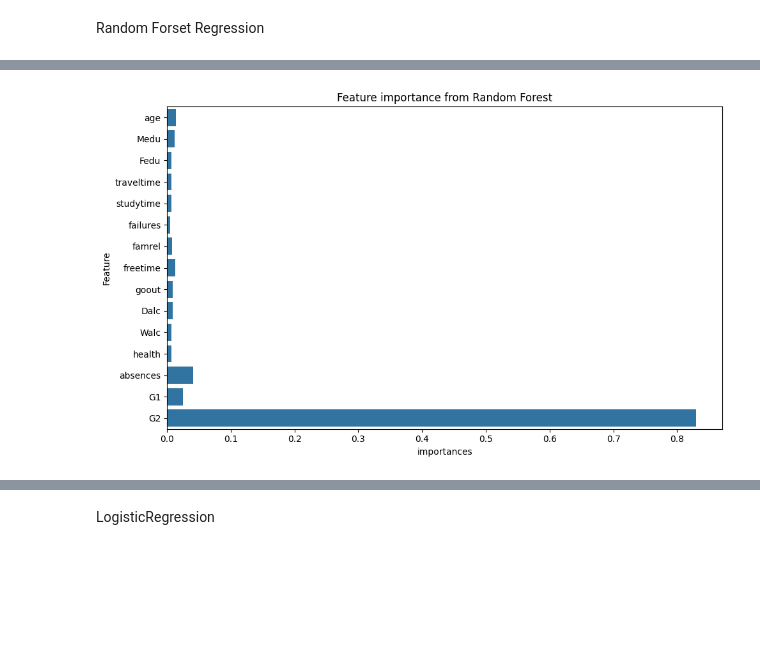
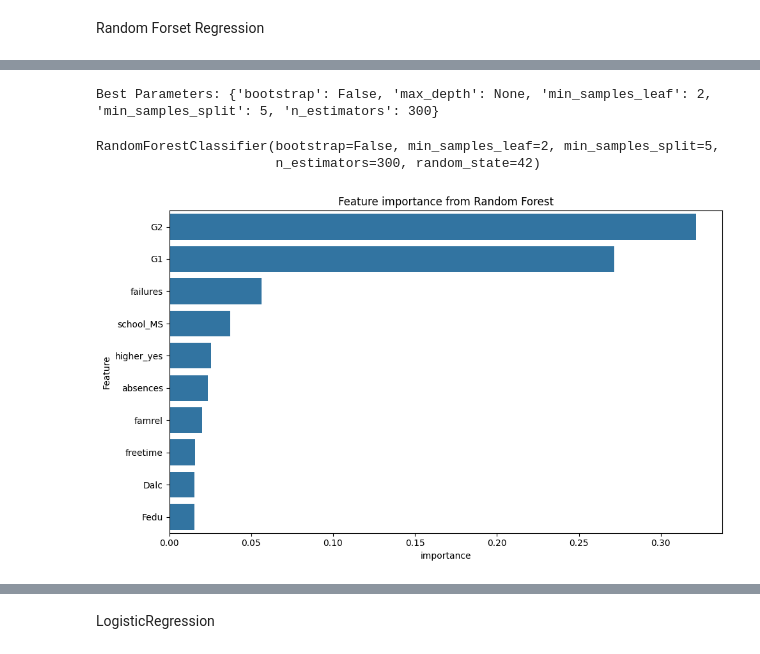
Before and after one commit to Seetharamanrs/Student_performance_analysis, a Jupyter notebook: Eda-analysis/student.ipynb, the cells around one changed output, grey strips where cells are left out. Cells and saved outputs as stored; diff of their text form; code cells hidden in the pictures; blank space fills up the shorter version.

```diff
--- a/Eda-analysis/student.ipynb
+++ b/Eda-analysis/student.ipynb
@@ -196,10 +197,20 @@ Random Forset Regression
 # %%
 df_model=df_numeric.copy()
-X=df_model.drop("G3",axis=1)
-y=df_model["G3"]
+X=pd.get_dummies(df_new.drop(["G3",'pass_fail'],axis=1),drop_first=True)
+y=df_new["pass_fail"]
+# %%
+#HyperParameter Tuning
+param_grid = {
+    'n_estimators': [100, 200, 300],
+    'max_depth': [None, 10, 20],
+    'min_samples_split': [2, 5],
+    'min_samples_leaf': [1, 2],
+    'bootstrap': [True, False]
+}
+
+grid = GridSearchCV(RandomForestClassifier(random_state=42), param_grid, cv=5, scoring='accuracy')
 # %%
 X_train,X_test,y_train,y_test=train_test_split(X,y,test_size=0.2,random_state=42)
 # %%
-model=RandomForestRegressor(random_state=42)
-model.fit(X_train,y_train)
+grid.fit(X_train, y_train)
 # %% [output]
@@ -225,0 +224,12 @@ plt.show()
+# %%
+best_model = grid.best_estimator_
+print("Best Parameters:", grid.best_params_)
+# %% [output]
+Best Parameters: {'bootstrap': False, 'max_depth': None, 'min_samples_leaf': 2, 'min_samples_split': 5, 'n_estimators': 300}
+# %%
+# Giving the best parameter for the model
+model=RandomForestClassifier(random_state=42,n_estimators=300,min_samples_leaf=2,min_samples_split=5,bootstrap=False,max_depth=None)
+model.fit(X_train,y_train)
+# %% [output]
+RandomForestClassifier(bootstrap=False, min_samples_leaf=2, min_samples_split=5,
+                       n_estimators=300, random_state=42)
@@ -226,12 +238,14 @@ plt.show()
 # %%
 importances=model.feature_importances_
 feature=X.columns
+impor_feat=pd.DataFrame({'feature':feature,'important':importances})
+top_10=impor_feat.sort_values(by='important',ascending=False).head(10)
 plt.figure(figsize=(10,6))
-sns.barplot(x=importances,y=feature)
+sns.barplot(x='important',y='feature',data=top_10)
 plt.title("Feature importance from Random Forest")
 plt.xlabel("importance")
 plt.ylabel("Feature")
 plt.tight_layout()
 plt.show()
 # %% [output]
-[figure, old version]
+[figure, new version]
```
Also changed, not shown: parts of 17 cells of this notebook.
